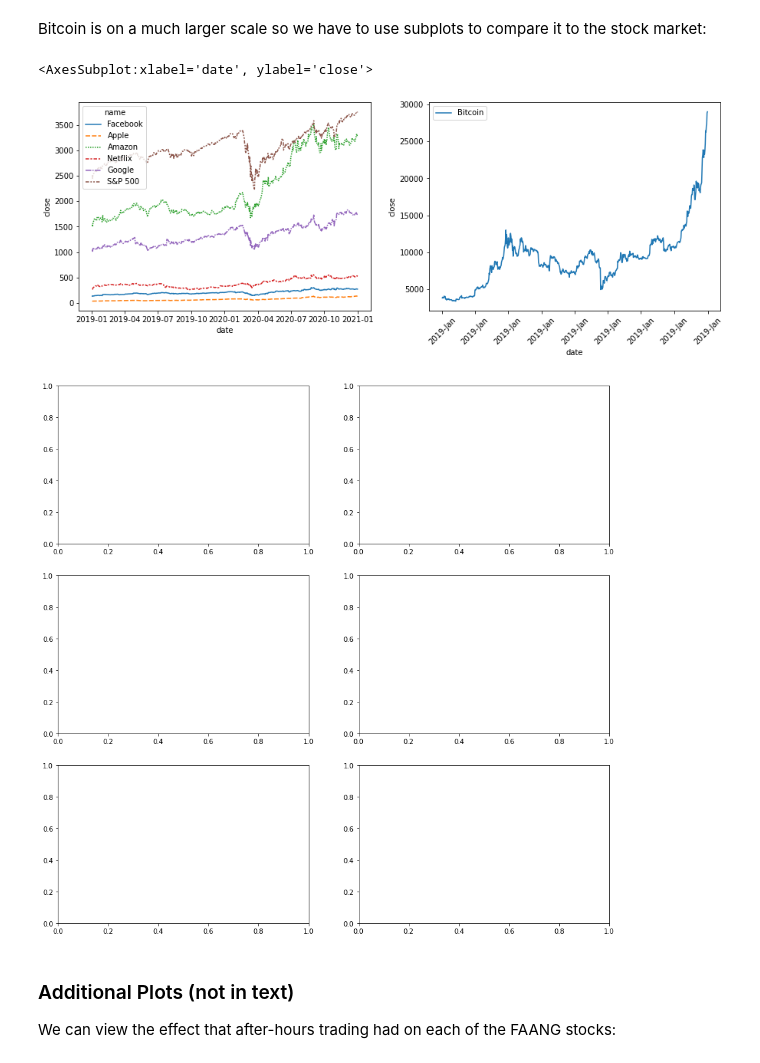
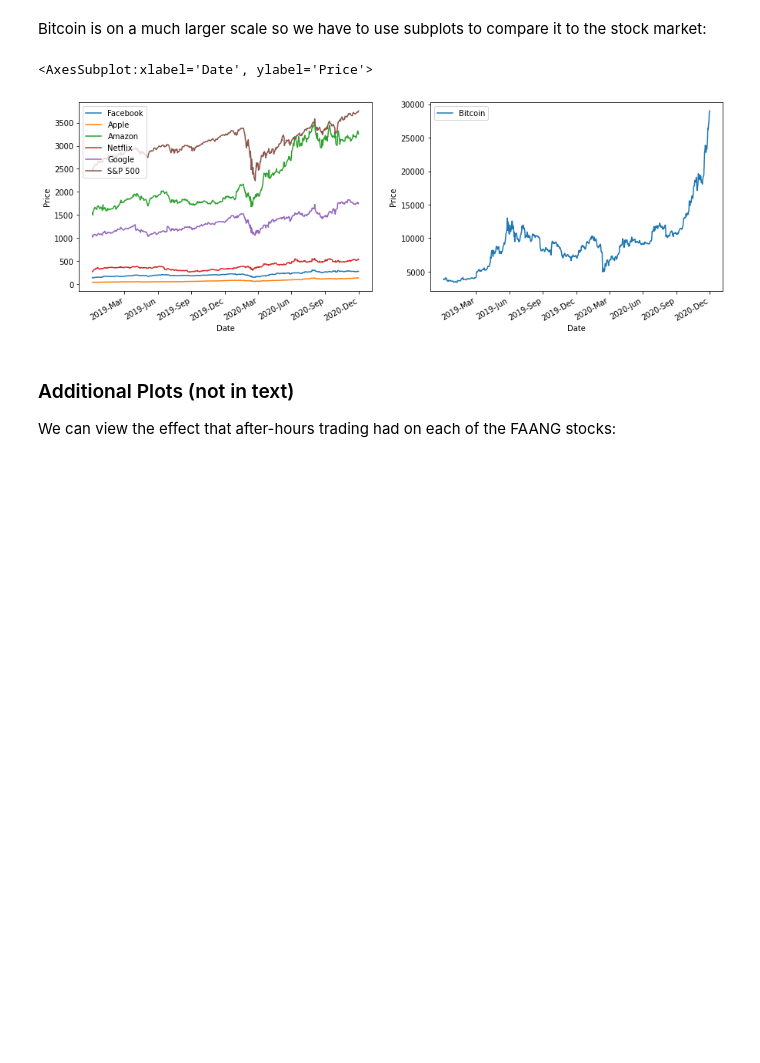
Before and after one commit to will-i-amv/stock-analysis, a Jupyter notebook: Tests.ipynb, the cells around one changed output. Saved outputs shown, nothing was run; the diff lists cells and outputs as text; code cells hidden in the pictures; blank space fills up the shorter version.

```diff
--- a/Tests.ipynb
+++ b/Tests.ipynb
@@ -89,6 +89,7 @@ The `StockVisualizer` class makes it easy to create a variety of visualizations
 import matplotlib.pyplot as plt
 
 netflix_viz = stock_analysis.StockVisualizer(nflx)
+utils_viz = stock_analysis.Visualizer()
 # %% [markdown]
 We can use the moving average to smooth out the trend for the stock. Notice that, in the shaded region, the 90-day moving average is acting like a ceiling for the stock price:
 # %%
@@ -264,23 +203,22 @@ Bitcoin is on a much larger scale so we have to use subplots to compare it to th
 # %%
 faang_sp_viz = stock_analysis.AssetGroupVisualizer(faang_sp)
 bitcoin_viz = stock_analysis.StockVisualizer(bitcoin)
 
 fig, axes = plt.subplots(1, 2, figsize=(15, 5))
 
 faang_sp_viz.plot_curve(
     'close',
     ax=axes[0],
     style=faang_sp_viz.group_by
 )
-bitcoin_viz.plot_curve(
-    'close',
+utils_viz.plot_curve(
+    data=bitcoin.close,
     ax=axes[1],
     label='Bitcoin'
 )
 # %% [output]
-<AxesSubplot:xlabel='date', ylabel='close'>
+<AxesSubplot:xlabel='Date', ylabel='Price'>
-[figure, old version]
+[figure, new version]
-[figure, removed]
 # %% [markdown]
 ### Additional Plots (not in text)
 We can view the effect that after-hours trading had on each of the FAANG stocks:
```
Also changed, not shown: parts of 22 cells of this notebook.
